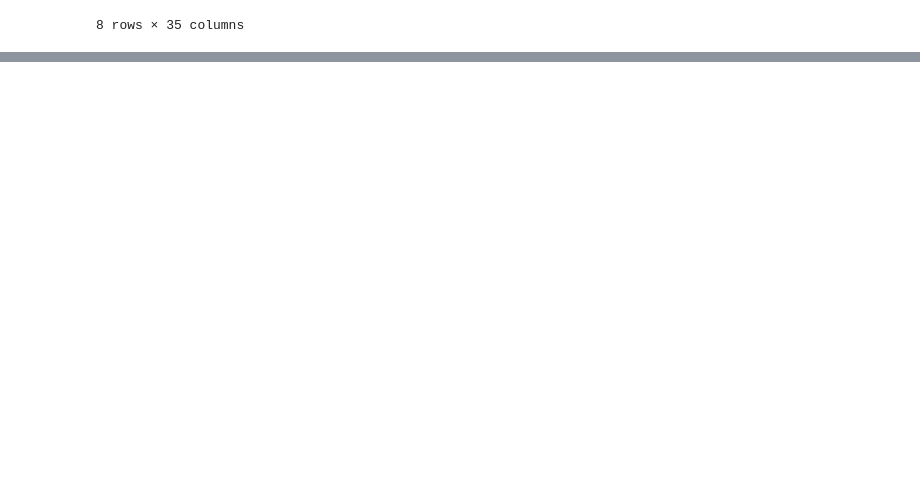
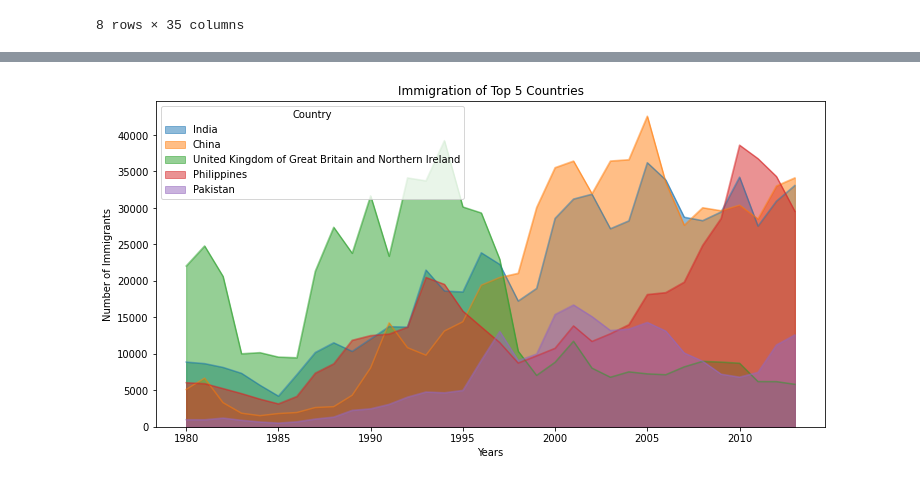
Before and after one commit to francis-eudy/basic-data-visualization, a Jupyter notebook: canada-immigration-1980-to-2013.ipynb, the cells around one changed output, grey strips where cells are left out. Drawn from its saved outputs; the diff is of its cells as text; code cells hidden in the pictures; blank space fills up the shorter version.

```diff
--- a/canada-immigration-1980-to-2013.ipynb
+++ b/canada-immigration-1980-to-2013.ipynb
@@ -108,0 +226,9 @@ df.describe()
+# %%
+# Top Five as Area Chart
+df_top_5[years].transpose().plot(kind='area', stacked=False, figsize=(12, 6))
+plt.title('Immigration of Top 5 Countries')
+plt.ylabel('Number of Immigrants')
+plt.xlabel('Years')
+plt.show()
+# %% [output]
+[figure, added]
```
Also changed, not shown: parts of 20 cells of this notebook.
